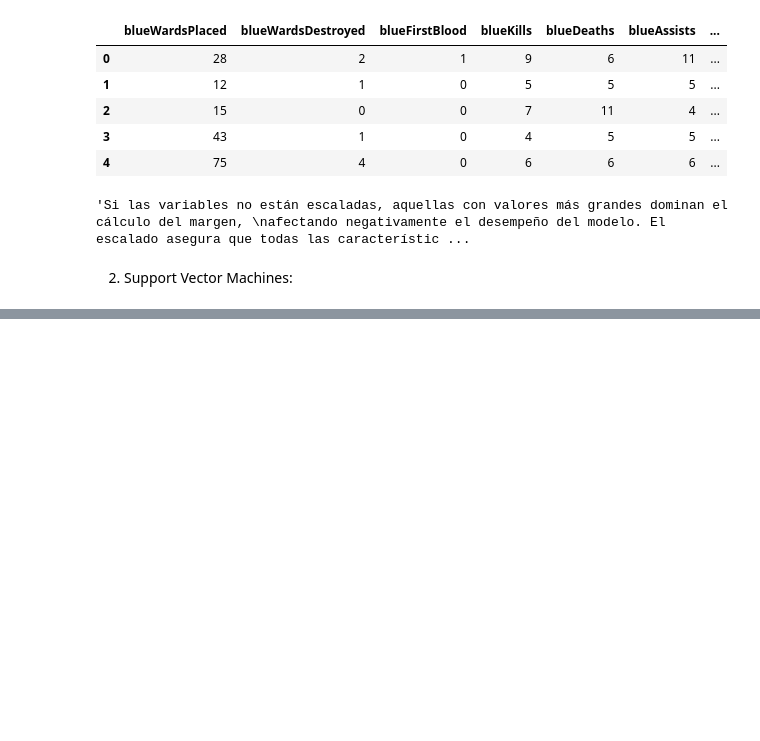
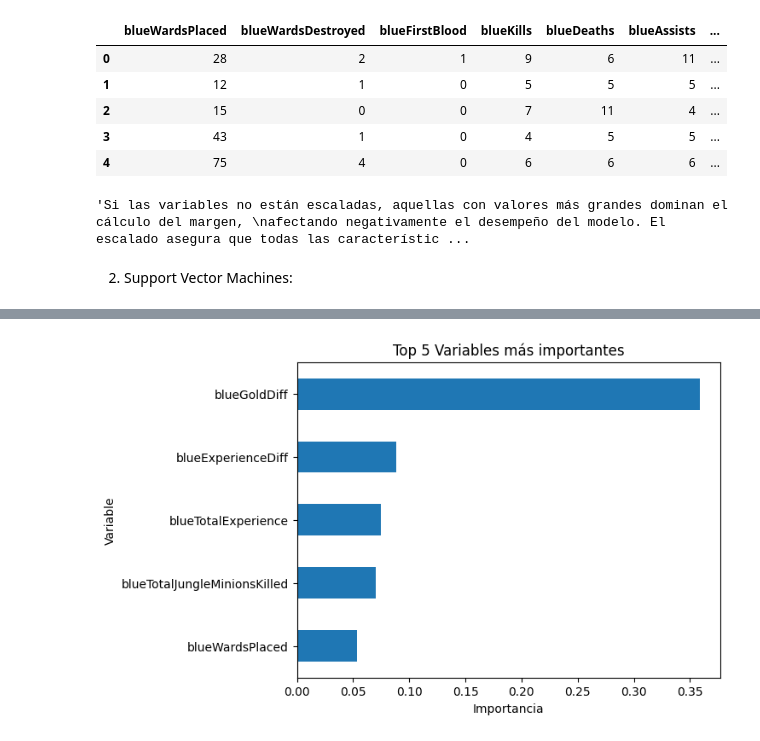
Before and after one commit to CamiR24/Lab3-IA, a Jupyter notebook: Task3.ipynb, the cells around one changed output, grey strips where cells are left out. Drawn from its saved outputs; the diff is of its cells as text; code cells hidden in the pictures; blank space fills up the shorter version.

```diff
--- a/Task3.ipynb
+++ b/Task3.ipynb
@@ -57,0 +135,17 @@ mediante comparaciones y umbrales, no mediante distancias.'''
+# %%
+#c. Varables más importantes
+importances = pd.Series(
+    dt.feature_importances_,
+    index=X_train.columns
+)
+
+top5 = importances.sort_values(ascending=False).head(5)
+
+top5.plot(kind='barh')
+plt.title("Top 5 Variables más importantes")
+plt.xlabel("Importancia")
+plt.ylabel("Variable")
+plt.gca().invert_yaxis()
+plt.show()
+# %% [output]
+[figure, added]
```
Also changed, not shown: parts of 9 cells of this notebook.
